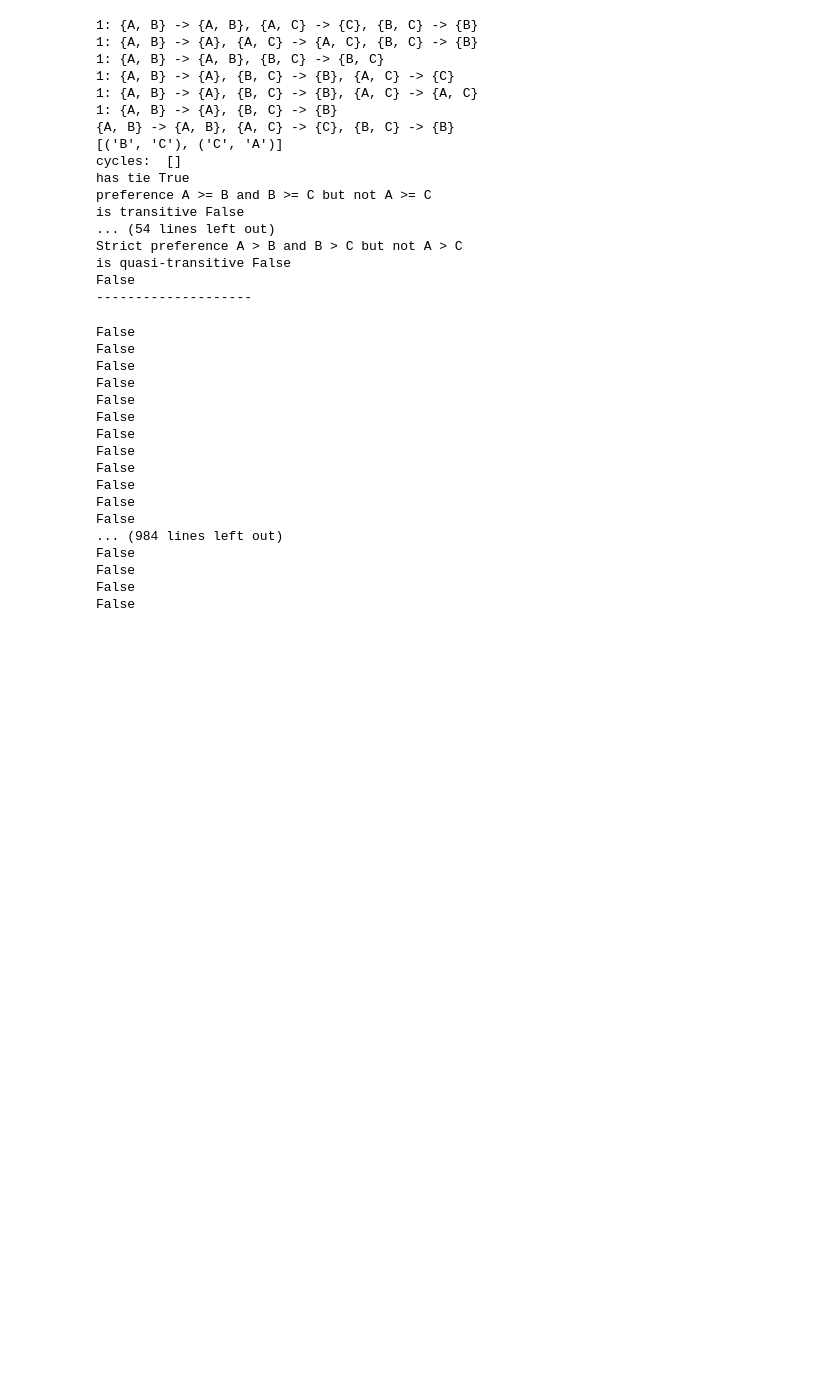
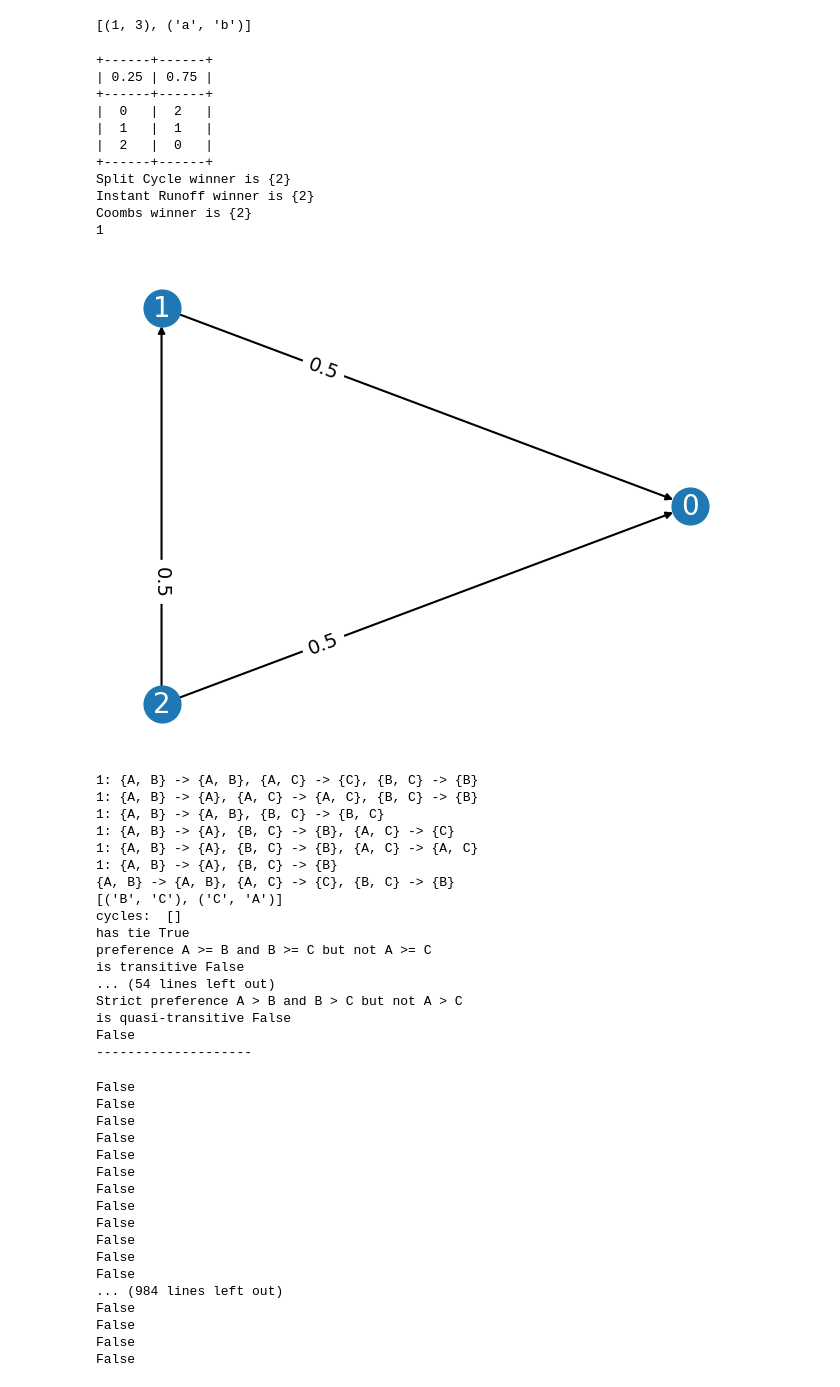
Before and after one commit to voting-tools/pref_voting, a Jupyter notebook: example.ipynb, the cells around one changed output. Drawn from its saved outputs; the diff is of its cells as text; code cells hidden in the pictures; blank space fills up the shorter version.

```diff
--- a/example.ipynb
+++ b/example.ipynb
@@ -10,3 +43,37 @@ from pref_voting.invariance_axioms import *
+# %%
+print(list(zip((1, 'a'), (3, 'b'))))
+# %% [output]
+[(1, 3), ('a', 'b')]
+# %%
+prof = Profile([
+    [0, 1, 2],
+    [2, 1, 0]
+],
+    rcounts=[0.25, 0.75],
+)
+
+prof.display()
+
+prof.margin(0, 1)
+split_cycle.display(prof)
+instant_runoff.display(prof)
+coombs.display(prof)
+
+print(prof.strict_maj_size())
+prof.display_margin_graph()
+# %% [output]
++------+------+
+| 0.25 | 0.75 |
++------+------+
+|  0   |  2   |
+|  1   |  1   |
+|  2   |  0   |
++------+------+
+Split Cycle winner is {2}
+Instant Runoff winner is {2}
+Coombs winner is {2}
+1
+[figure, added]
 # %%
 comparisons1 = [({"A", "B"}, {"A", "B"}), ({"A", "C"}, {"C"}), ({"B", "C"}, {"B"})]
 comparisons1a = [({"A", "B"}, {"A"}), ({"A", "C"}, {"A", "C"}), ({"B", "C"}, {"B"})]
```
Also changed, not shown: parts of 2 cells of this notebook, 7 other files.
